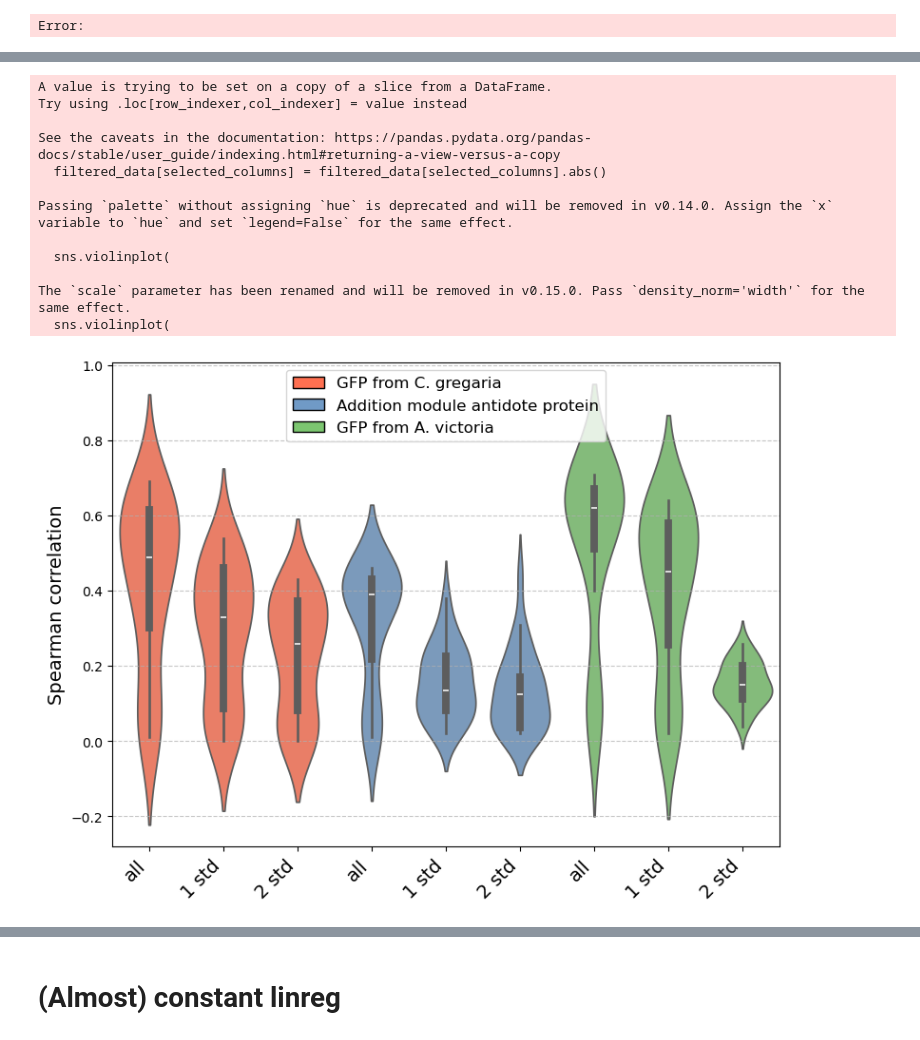
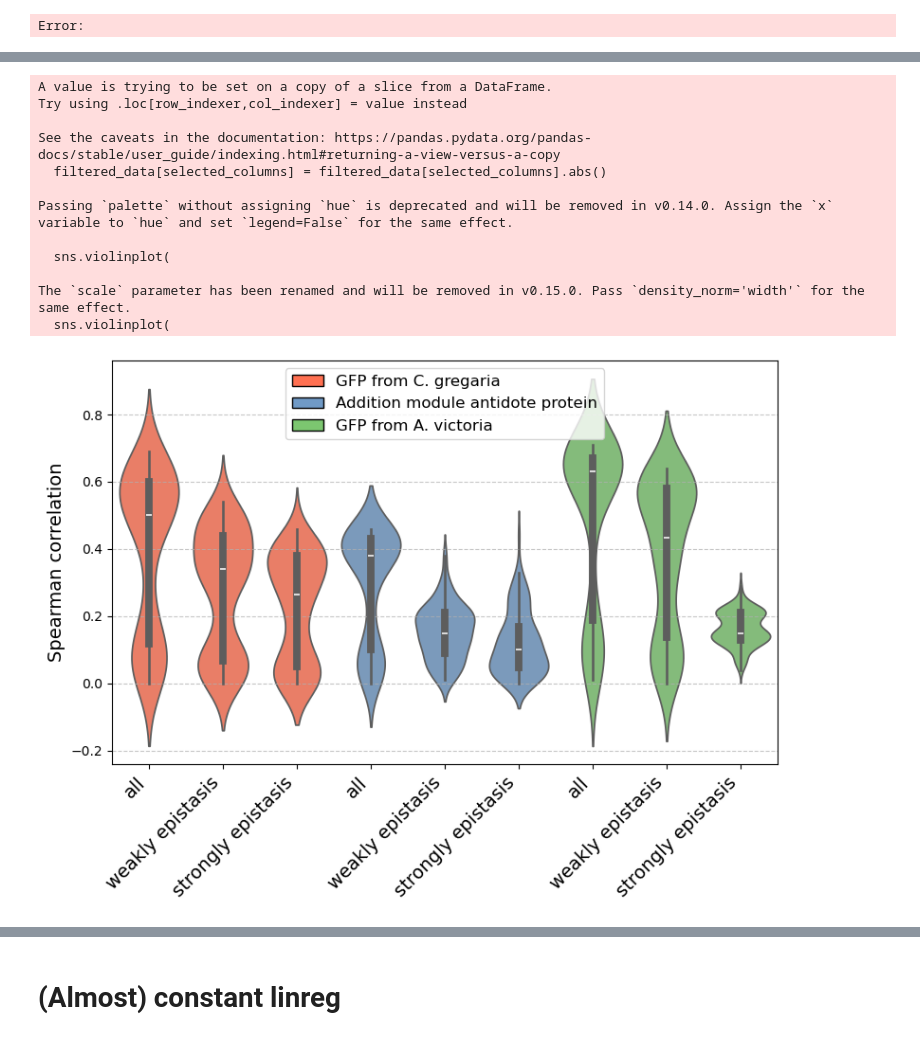
Before and after one commit to netwasted/epistasis_prediction_review, a Jupyter notebook: notebooks/plots.ipynb, the cells around one changed output, grey strips where cells are left out. Cells and saved outputs as stored; diff of their text form; code cells hidden in the pictures.

```diff
--- a/notebooks/plots.ipynb
+++ b/notebooks/plots.ipynb
@@ -856,7 +1096,7 @@ import matplotlib.pyplot as plt
 from matplotlib.patches import Patch
 
 # Load the data
-data = pd.read_csv('best_models.csv')
+data = pd.read_csv('all_models.csv')
 
 # List of selected columns (datasets) to include in the plot
 selected_columns = [
@@ -902,39 +1142,39 @@ plt.ylabel("Spearman correlation", fontsize=14)
 
 # Custom x-tick labels
 custom_labels = [
-    "all", "1 std", "2 std",
-    "all", "1 std", "2 std",
-    "all", "1 std", "2 std"
+    "all", "weakly epistasis", "strongly epistasis",
+    "all", "weakly epistasis", "strongly epistasis",
+    "all", "weakly epistasis", "strongly epistasis"
 ]
 plt.xticks(ticks=range(len(custom_labels)), labels=custom_labels, rotation=45, fontsize=14, ha='right')
 
 # Remove x-axis label
 plt.xlabel(None)
 
 # Add a legend for the colors
 legend_elements = [
     Patch(facecolor="#ff7051", edgecolor='k', label="GFP from C. gregaria"),
     Patch(facecolor="#709ac6", edgecolor='k', label="Addition module antidote protein"),
     Patch(facecolor="#7cc670", edgecolor='k', label="GFP from A. victoria")
 ]
 plt.legend(handles=legend_elements, loc="upper center", fontsize=12, title_fontsize=14)
 
 # Adjust layout and show the plot
 plt.tight_layout()
 plt.grid(axis='y', linestyle='--', alpha=0.7)
-plt.savefig('figures/paper/2.png', dpi=300)
+plt.savefig('figures/paper/supp3.png', dpi=300)
 plt.show()
 # %% [output]
 A value is trying to be set on a copy of a slice from a DataFrame.
 Try using .loc[row_indexer,col_indexer] = value instead
 
 See the caveats in the documentation: https://pandas.pydata.org/pandas-docs/stable/user_guide/indexing.html#returning-a-view-versus-a-copy
   filtered_data[selected_columns] = filtered_data[selected_columns].abs()
 
 Passing `palette` without assigning `hue` is deprecated and will be removed in v0.14.0. Assign the `x` variable to `hue` and set `legend=False` for the same effect.
 
   sns.violinplot(
 
 The `scale` parameter has been renamed and will be removed in v0.15.0. Pass `density_norm='width'` for the same effect.
   sns.violinplot(
-[figure, old version]
+[figure, new version]
```
Also changed, not shown: parts of 10 cells of this notebook, 21 other files.
